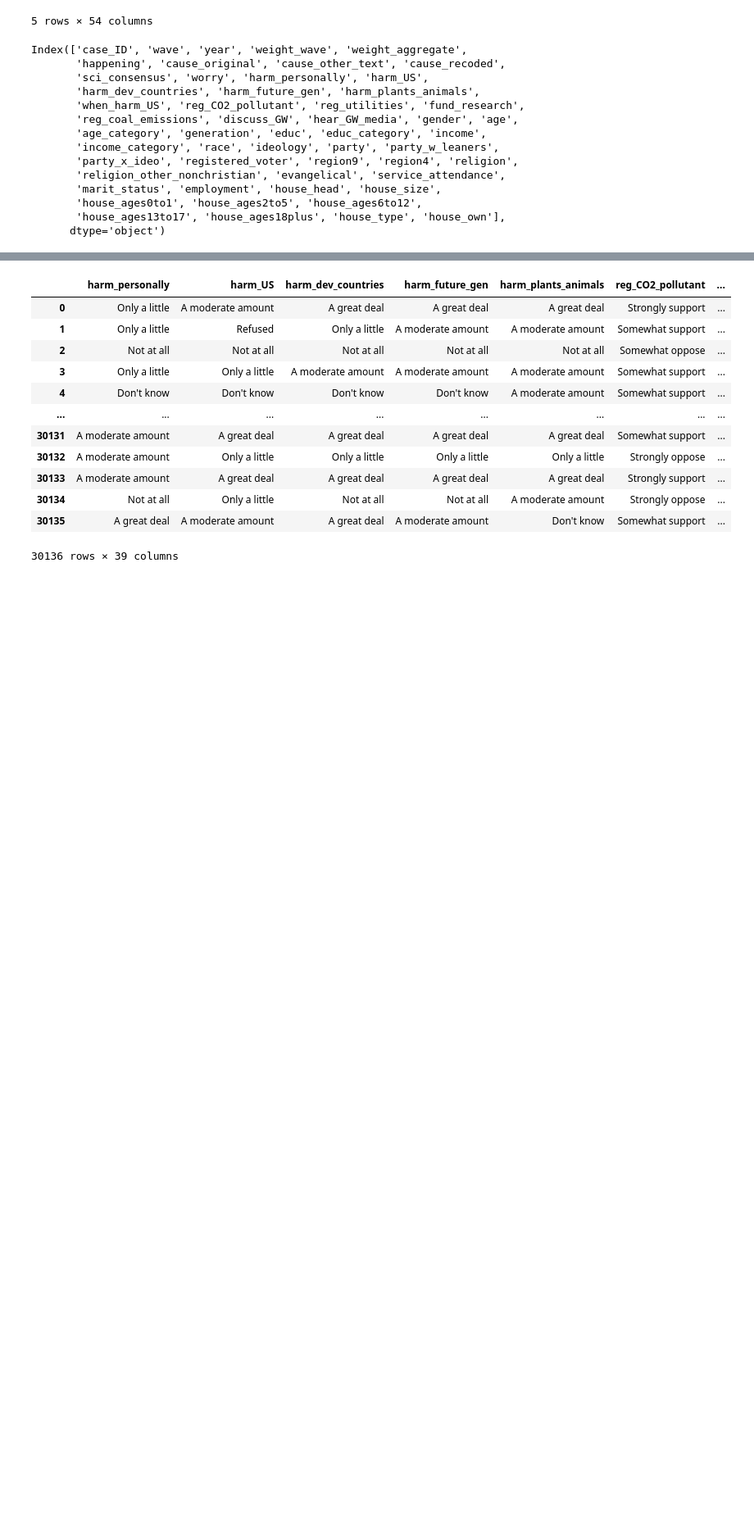
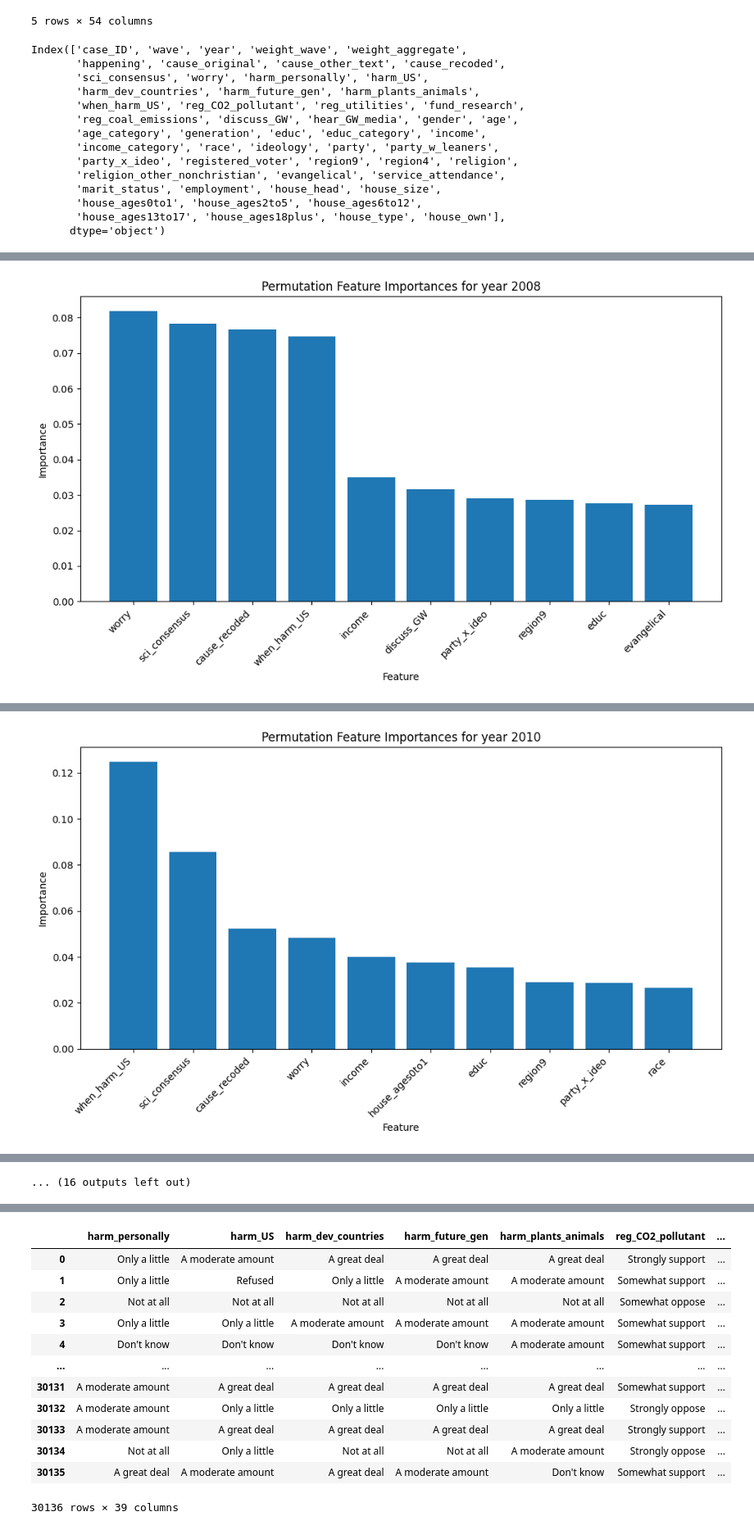
Before and after one commit to adam-kosinski/Climate-Opinions, a Jupyter notebook: OpinionClassification.ipynb, the cells around one changed output, grey strips where cells are left out. Shown at 82% size. Drawn from its saved outputs; the diff is of its cells as text; code cells hidden in the pictures; blank space fills up the shorter version.

```diff
--- a/OpinionClassification.ipynb
+++ b/OpinionClassification.ipynb
@@ -312,0 +49,2 @@ Accuracy for year 2015: 73.66%
+# %%
+df=df.fillna('Not Asked')
@@ -312,0 +64,5 @@ Accuracy for year 2015: 73.66%
+# %%
+categorical_columns = df.select_dtypes(['object', 'category']).columns
+
+# Convert the identified columns to the categorical data type
+df[categorical_columns] = df[categorical_columns].astype('category')
@@ -312,0 +90,70 @@ Accuracy for year 2015: 73.66%
+# %%
+import pandas as pd
+from sklearn.preprocessing import LabelEncoder
+from sklearn.model_selection import train_test_split
+from xgboost import XGBClassifier
+from sklearn.metrics import accuracy_score
+
+
+param_grid = {
+    'n_estimators': [50,100,200],
+    'max_features': ['auto', 'sqrt', 'log2'],
+    'max_depth' : [4,5,6],
+    'criterion' :['gini', 'entropy']
+}
+# Select relevant columns and split the data into features and target
+target = 'happening'
+
+# Loop through each year
+for year in df['year'].unique():
+    # Filter data for the current year
+    subset = df[df['year'] == year]
+
+    # Select features and target
+    X = subset.drop(columns=['harm_personally', 'harm_US', 'harm_dev_countries', 'harm_future_gen', 'harm_plants_animals','case_ID', 'wave', 'year', 'weight_wave', 'weight_aggregate',
+       'happening','religion_other_nonchristian','cause_original', 'cause_other_text']).copy()
+    y = subset[target].copy()
+    # Apply weights based on 'weight_aggregate'
+    sample_weights = subset['weight_aggregate']
+    label_encoder = LabelEncoder()
+
+    label_encoder.fit(y)
+
+    # Transform both the training and testing data
+    y = label_encoder.transform(y)
+
+    # Split the data into training and testing sets
+    X_train, X_test, y_train, y_test, weights_train, weights_test = train_test_split(
+        X, y, sample_weights, test_size=0.2, random_state=42
+    )
+    # Create a decision tree classifier
+    model = XGBClassifier(random_state=42,max_depth=5,n_estimators=200,learning_rate=0.1,subsample=.8,enable_categorical=True)
+    # Train the model using the training sets and weights
+    model.fit(X_train, y_train, sample_weight=weights_train)
+
+    # Make predictions on the testing set
+    y_pred = model.predict(X_test)
+
+    # Evaluate the accuracy of the model
+    accuracy = accuracy_score(y_test, y_pred, sample_weight=weights_test)
+    print(f"Accuracy for year {year}: {accuracy * 100:.2f}%")
+
+
+
+    # Display feature importances
+    # Calculate permutation importances
+
+    # Display feature importances
+    feature_importance_df = pd.DataFrame({'Feature': model.feature_names_in_, 'Importance': model.feature_importances_})
+    feature_importance_df = feature_importance_df.sort_values(by='Importance', ascending=False)
+    print(f"Permutation Feature Importances for year {year}:\n{feature_importance_df.head(10)}\n")
+    # Plot the top 10 features
+    plt.figure(figsize=(10, 6))
+    plt.bar(feature_importance_df['Feature'].head(10), feature_importance_df['Importance'].head(10))
+    plt.xlabel('Feature')
+    plt.ylabel('Importance')
+    plt.title(f"Permutation Feature Importances for year {year}")
+    plt.xticks(rotation=45, ha='right')  # Rotate x-axis labels for better visibility
+    plt.tight_layout()
+    plt.show()
+# %% [output]
@@ -312,0 +173 @@ Accuracy for year 2015: 73.66%
+[figure, added]
@@ -312,0 +187 @@ Accuracy for year 2015: 73.66%
+[figure, added]
@@ -312,0 +244 @@ Accuracy for year 2015: 73.66%
+... (16 outputs left out)
```
Also changed, not shown: parts of 8 cells of this notebook.
